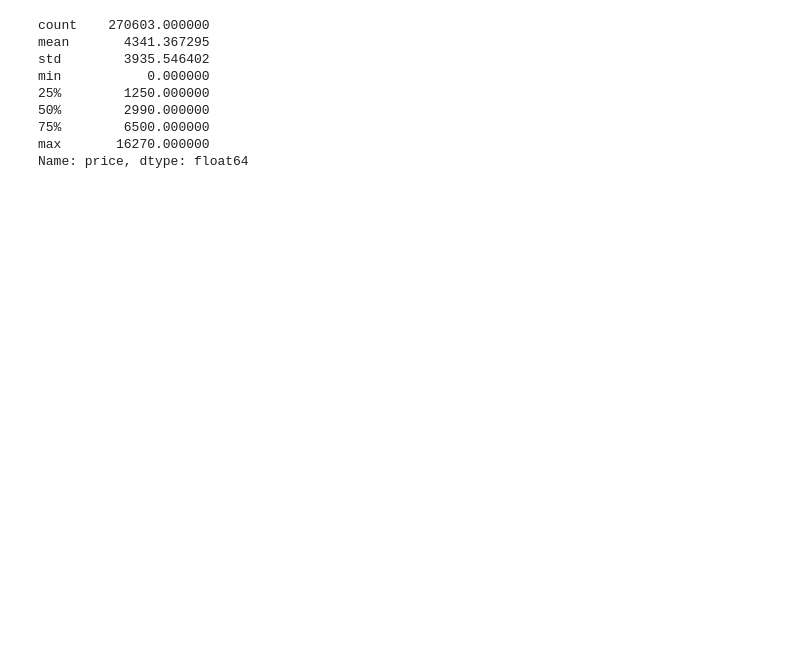
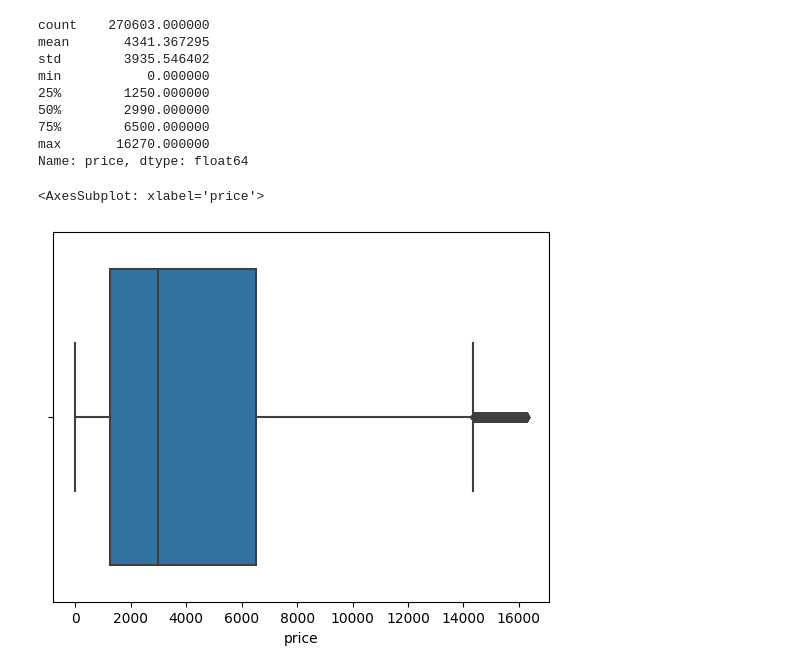
Before and after one commit to zunzun08/Data-Analysis-Projects, a Jupyter notebook: car_data.ipynb, the cells around one changed output. Cells and saved outputs as stored; diff of their text form; code cells hidden in the pictures; blank space fills up the shorter version.

```diff
--- a/car_data.ipynb
+++ b/car_data.ipynb
@@ -249,3 +249,8 @@ min           0.000000
 75%        6500.000000
 max       16270.000000
 Name: price, dtype: float64
+# %%
+sn.boxplot(data=df_filtered, x="price")
+# %% [output]
+<AxesSubplot: xlabel='price'>
+[figure, added]
```
Also changed, not shown: parts of 3 cells of this notebook.
